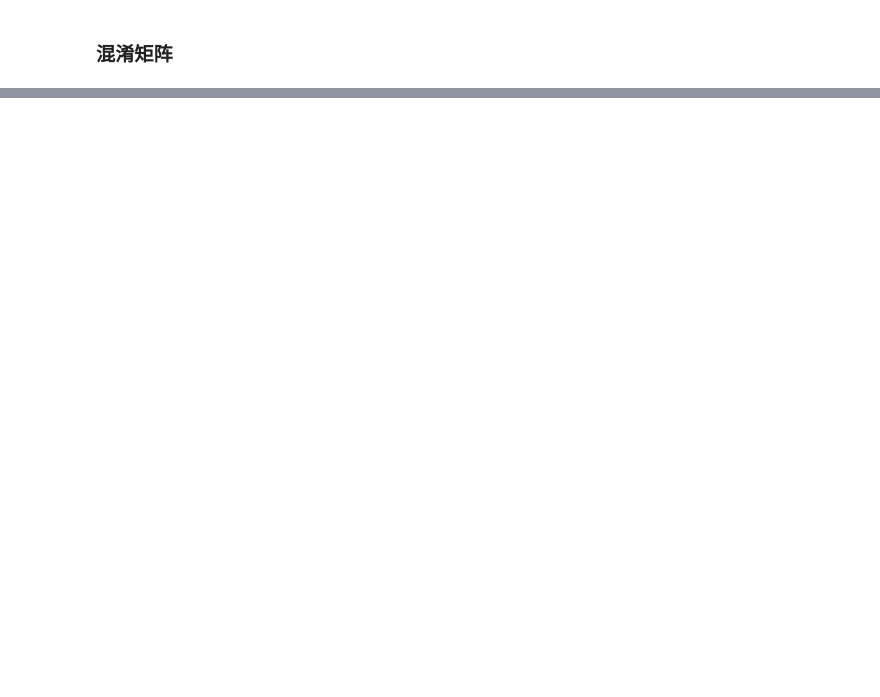
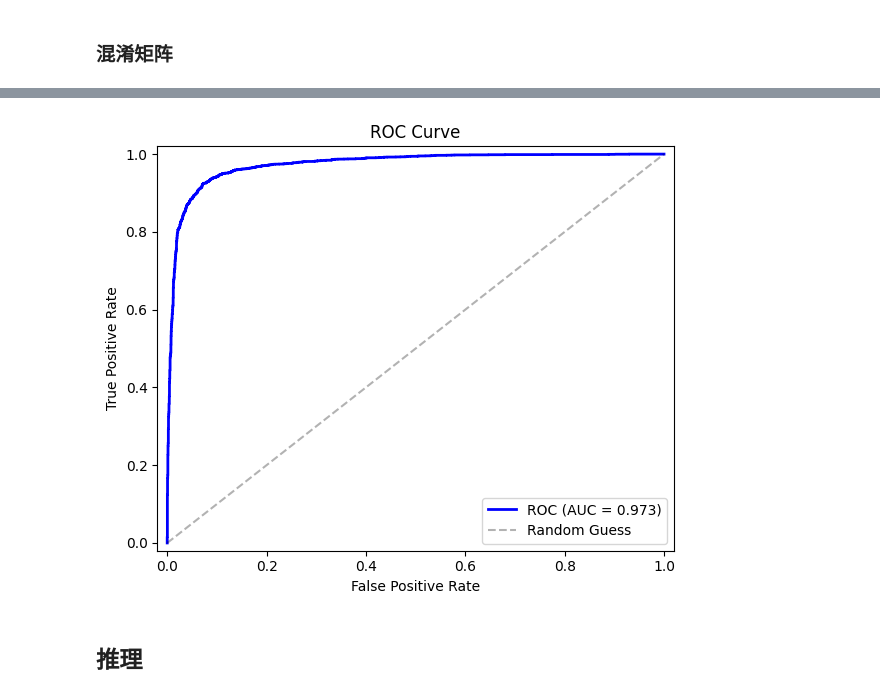
Before and after one commit to NayukiChiba/EmotionClassification, a Jupyter notebook: notebooks/train.ipynb, the cells around one changed output, grey strips where cells are left out. Cells and saved outputs as stored; diff of their text form; code cells hidden in the pictures; blank space fills up the shorter version.

```diff
--- a/notebooks/train.ipynb
+++ b/notebooks/train.ipynb
@@ -948,0 +1002,19 @@ print(f"""
+# %%
+fpr, tpr, _ = roc_curve(y_true, y_prob)
+
+fig, ax = plt.subplots(figsize=(6, 5))
+ax.plot(fpr, tpr, "b-", linewidth=2, label=f"ROC (AUC = {auc:.3f})")
+ax.plot([0, 1], [0, 1], "k--", alpha=0.3, label="Random Guess")
+ax.set_xlabel("False Positive Rate")
+ax.set_ylabel("True Positive Rate")
+ax.set_title("ROC Curve")
+ax.legend(loc="lower right")
+ax.set_xlim([-0.02, 1.02])
+ax.set_ylim([-0.02, 1.02])
+plt.tight_layout()
+plt.savefig((FIGURES_DIR / "roc_curve.png"), dpi=150)
+plt.show()
+# %% [output]
+[figure, added]
+# %% [markdown]
+## 推理
```
Also changed, not shown: parts of 5 cells of this notebook.
